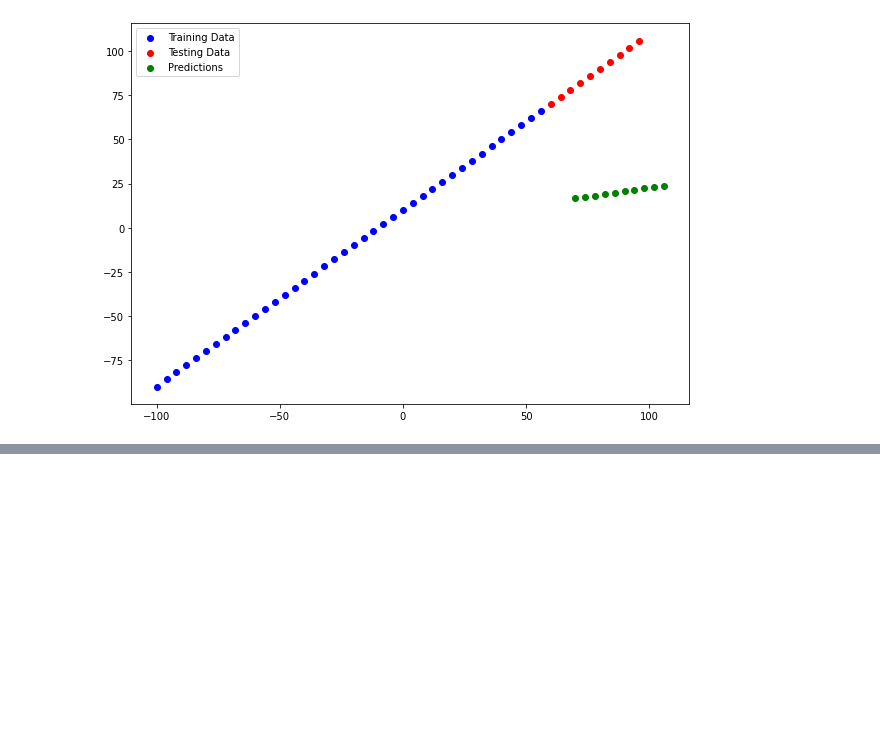
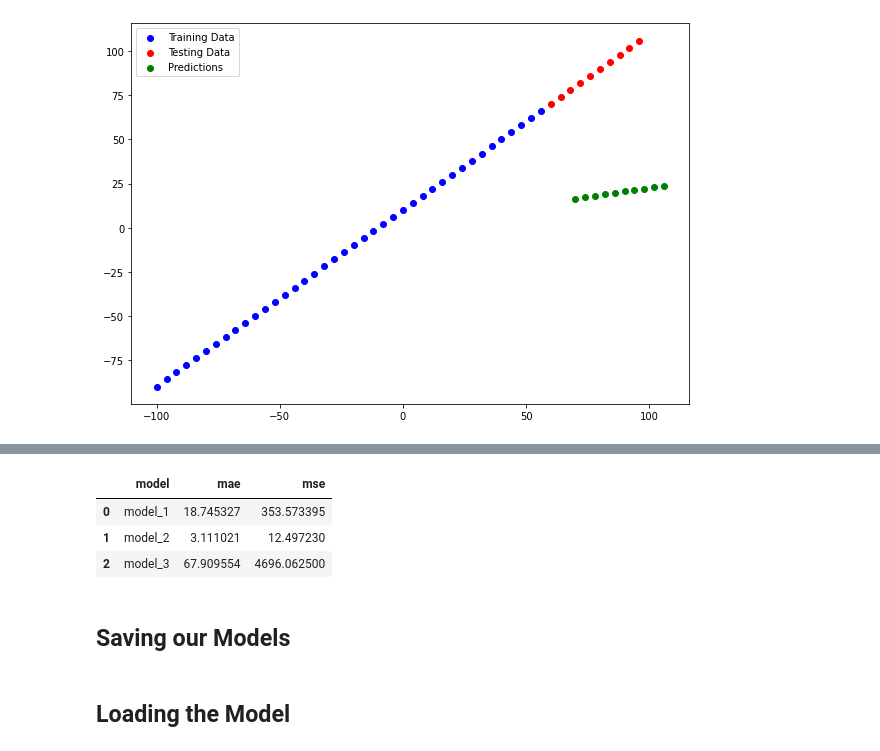
Before and after one commit to ShyamSundhar1411/My-ML-Notebooks, a Jupyter notebook: Regressions/Neural_Network_Regression.ipynb, the cells around one changed output, grey strips where cells are left out. Cells and saved outputs as stored; diff of their text form; code cells hidden in the pictures; blank space fills up the shorter version.

```diff
--- a/Regressions/Neural_Network_Regression.ipynb
+++ b/Regressions/Neural_Network_Regression.ipynb
@@ -504,4 +506,7 @@ Epoch 100/100
 # %%
 y_preds_2 = model_2.predict(x_test)
 y_preds_2.shape,y_test.shape
+mae_2 = mae(y_test,tf.squeeze(y_preds_2))
+mse_2 = mse(y_test,tf.squeeze(y_preds_2))
+mae_2,mse_2
 # %% [output]
@@ -560,0 +567,15 @@ mae_3,mse_3
+# %%
+import pandas as pd
+model_results = [['model_1',mae_1.numpy(),mse_1.numpy()],
+                 ['model_2',mae_2.numpy(),mse_2.numpy()],
+                 ['model_3',mae_3.numpy(),mse_3.numpy()],
+  ]
+all_results = pd.DataFrame(model_results,columns = ['model','mae','mse'])
+all_results
+# %% [output]
+|  | model | mae | mse |
+| 0 | model_1 | 18.745327 | 353.573395 |
+| 1 | model_2 | 3.111021 | 12.497230 |
+| 2 | model_3 | 67.909554 | 4696.062500 |
+# %% [markdown]
+## Saving our Models
@@ -560,0 +587,2 @@ mae_3,mse_3
+# %% [markdown]
+## Loading the Model
```
Also changed, not shown: parts of 28 cells of this notebook.
